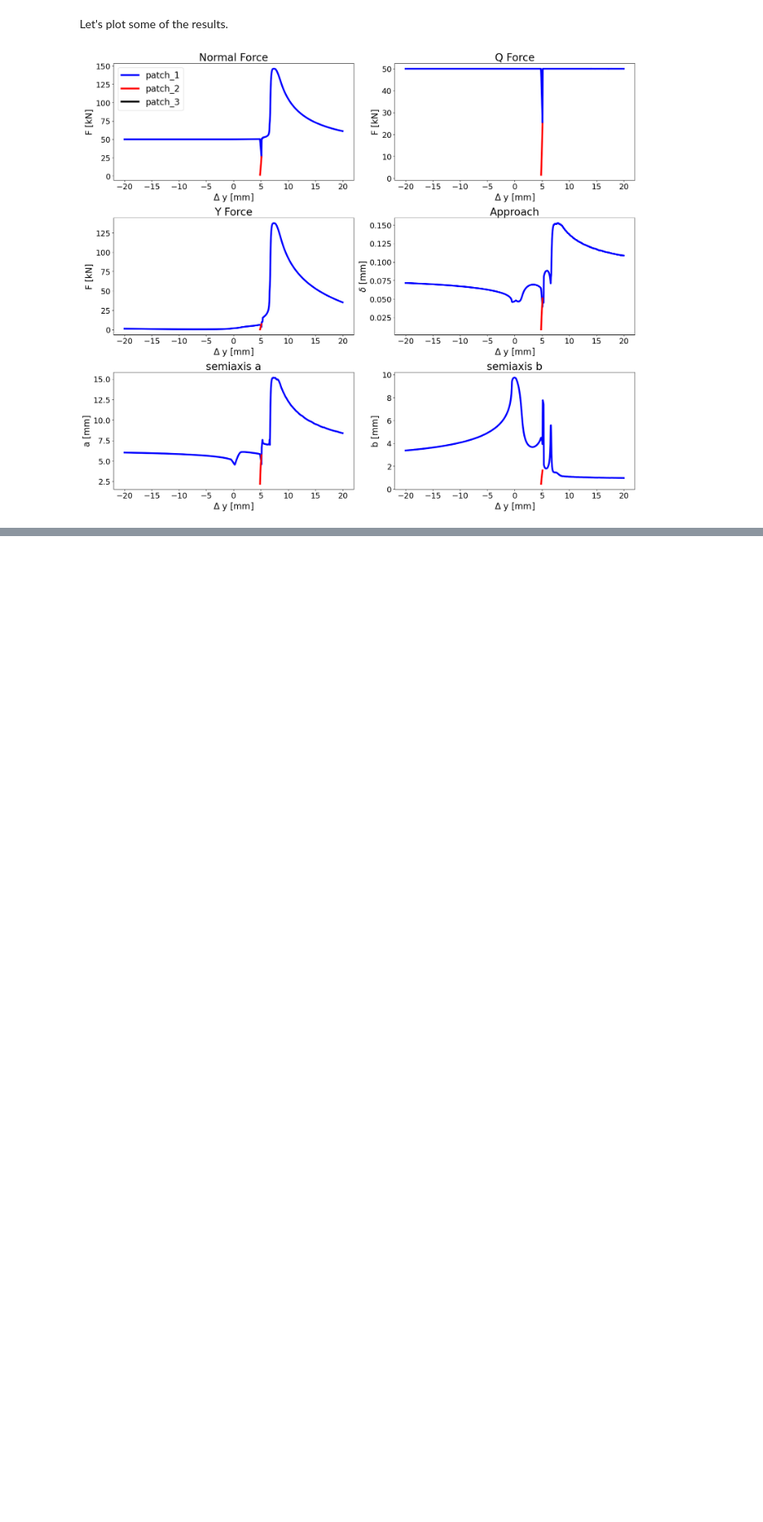
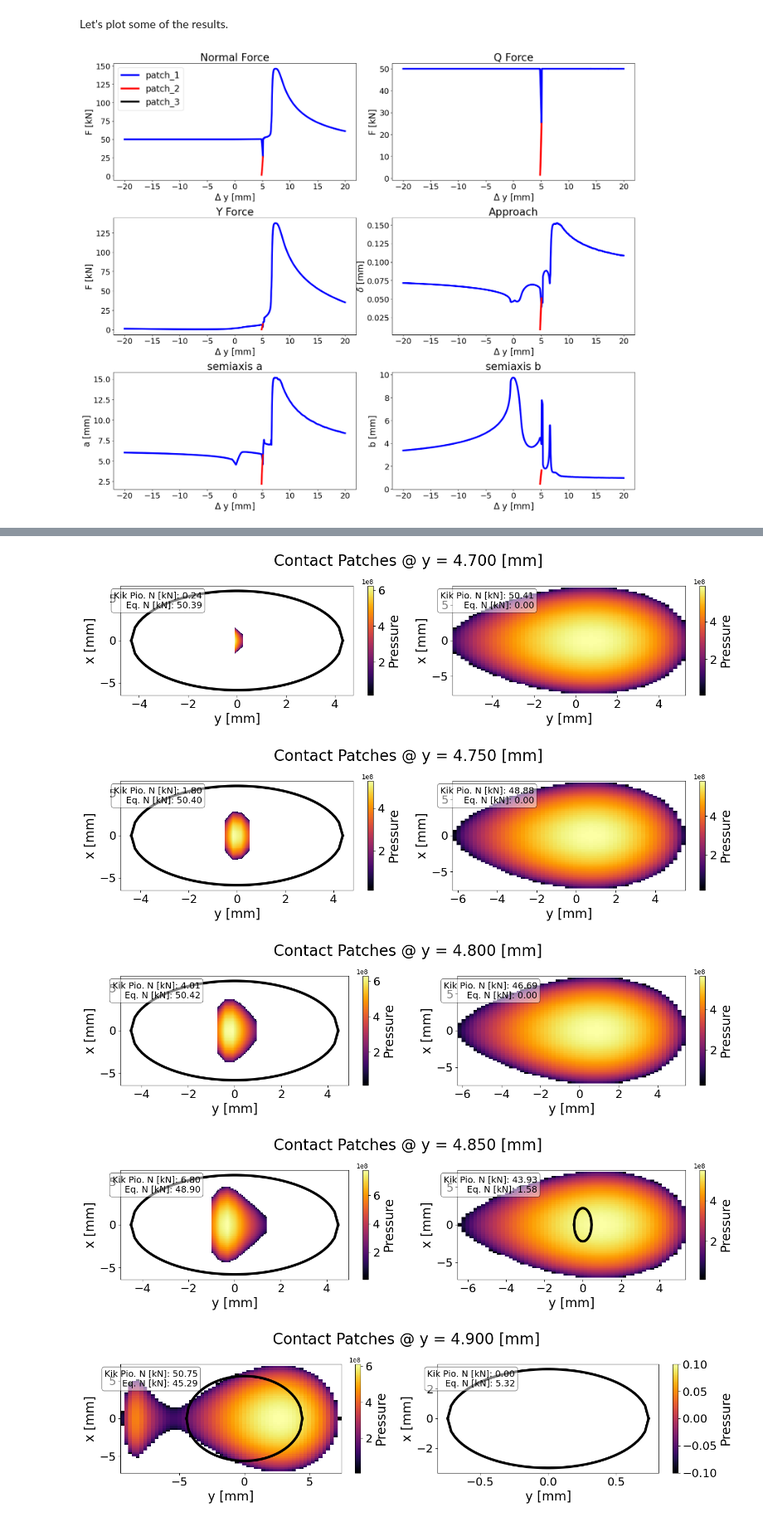
Before and after one commit to RoccoLiberoGiossi/SimRail, a Jupyter notebook: example_use.ipynb, the cells around one changed output, grey strips where cells are left out. Shown at 83% size. Saved outputs shown, nothing was run; the diff lists cells and outputs as text; code cells hidden in the pictures; blank space fills up the shorter version.

```diff
--- a/example_use.ipynb
+++ b/example_use.ipynb
@@ -524,0 +560,20 @@ for jj in range(len(deltays)):
+# %%
+indexes_eq = list(np.where(patches_per_deltays_eq["patch_1"][:, 4] != 0)[0])
+indexes_kp = list(np.where(patches_per_deltays_kp["patch_3"][:, 4] != 0)[0])
+two_contacts_indexes = list(set(indexes_kp + indexes_eq))
+
+for jj in range(len(two_contacts_indexes)):
+
+    plot(
+        patches_per_deltays_kp,
+        result_state_pressure_kp,
+        patches_per_deltays_eq,
+        deltays,
+        two_contacts_indexes[jj],
+    )
+# %% [output]
+[figure, added]
+[figure, added]
+[figure, added]
+[figure, added]
+[figure, added]
```
Also changed, not shown: parts of 26 cells of this notebook, 13 other files.
